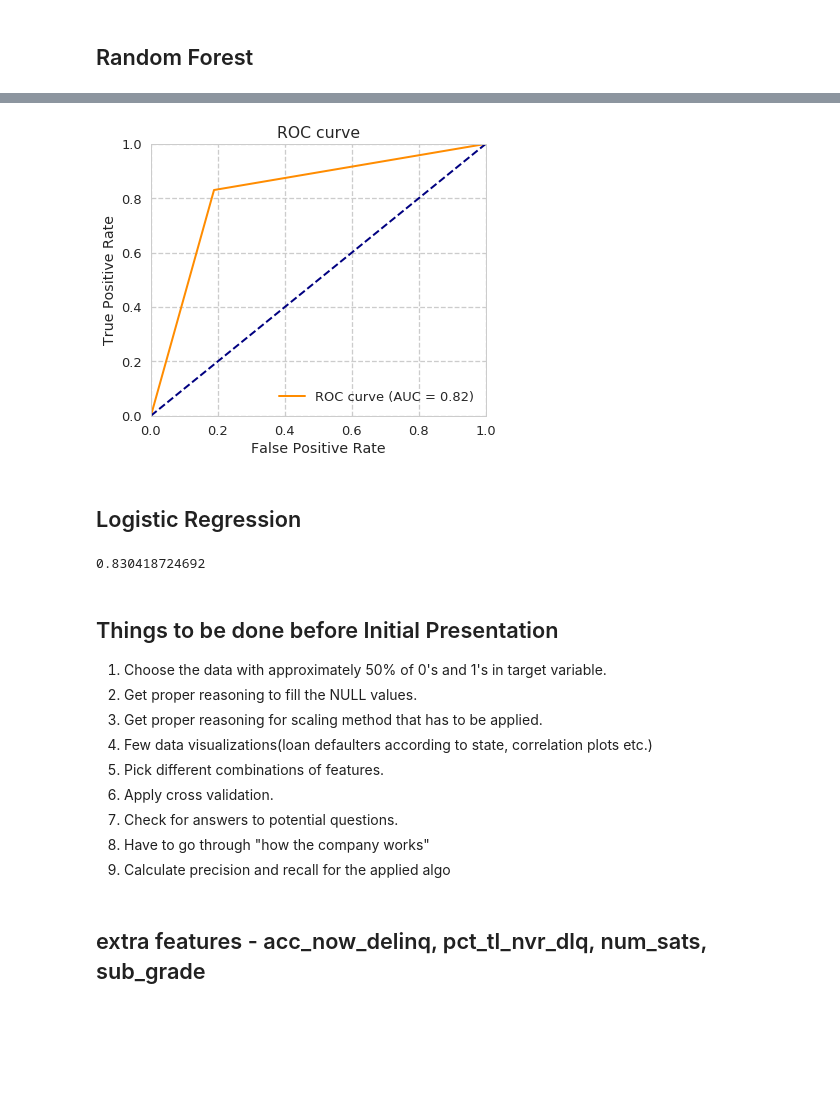
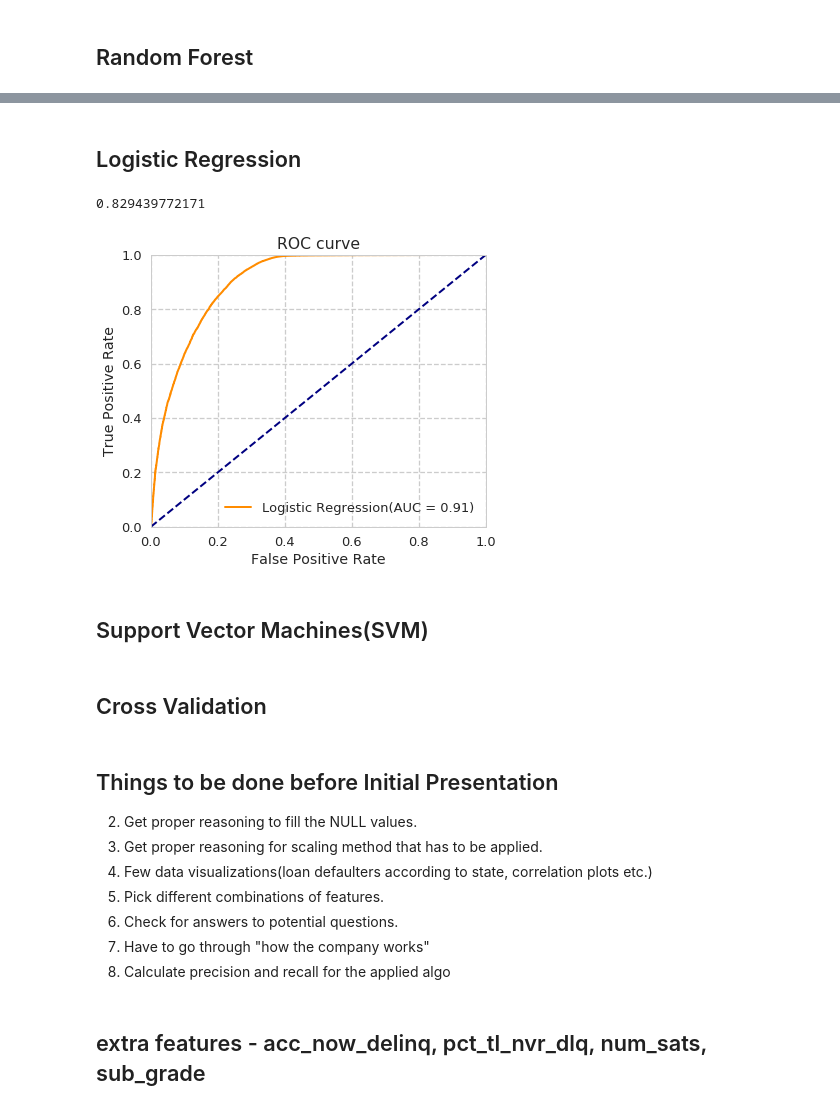
Before and after one commit to harishpuvvada/LoanDefault-Prediction, a Jupyter notebook: Loan Default Prediction.ipynb, the cells around one changed output, grey strips where cells are left out. Saved outputs shown, nothing was run; the diff lists cells and outputs as text; code cells hidden in the pictures; blank space fills up the shorter version.

```diff
--- a/Loan Default Prediction.ipynb
+++ b/Loan Default Prediction.ipynb
@@ -147,28 +163,15 @@ plt.show()
-# %%
-import seaborn as sns
-sns.set('talk', 'whitegrid', 'dark', font_scale=1, font='Ricty',rc={"lines.linewidth": 2, 'grid.linestyle': '--'})
-fpr, tpr, _ = metrics.roc_curve(y_test,rfPredict)
-roc_auc = metrics.auc(fpr, tpr)
-lw = 2
-plt.figure(figsize=(6,5))
-plt.plot(fpr, tpr, color='darkorange',lw=lw, label='ROC curve (AUC = %0.2f)' % roc_auc)
-plt.plot([0, 1], [0, 1], color='navy', lw=lw, linestyle='--')
-plt.xlim([0.0, 1.0])
-plt.ylim([0.0, 1.0])
-plt.xlabel('False Positive Rate')
-plt.ylabel('True Positive Rate')
-plt.title('ROC curve') #Receiver Operating Characteristic
-plt.legend(loc="lower right")
-plt.show()
-# %% [output]
-[figure, removed]
 # %% [markdown]
 ## Logistic Regression
 # %%
-clf_LR = linear_model.LogisticRegression()
+clf_LR = linear_model.LogisticRegression(C=1e30)
 clf_LR.fit(X_train,y_train)
 LR_Predict = clf_LR.predict_proba(X_test)[:,1]
 LR_Accuracy = accuracy_score(y_test,LR_Predict.round())
 print(LR_Accuracy)
+plotAUC(y_test,LR_Predict,'Logistic Regression')
+plt.show()
 # %% [output]
-0.830418724692
+0.829439772171
+[figure, added]
+# %% [markdown]
+## Support Vector Machines(SVM)
@@ -175,12 +186,12 @@ print(LR_Accuracy)
+# %% [markdown]
+## Cross Validation
 # %% [markdown]
 ## Things to be done before Initial Presentation
 
-1. Choose the data with approximately 50% of 0's and 1's in target variable.
 2. Get proper reasoning to fill the NULL values.
 3. Get proper reasoning for scaling method that has to be applied.
 4. Few data visualizations(loan defaulters according to state, correlation plots etc.)
 5. Pick different combinations of features.
-6. Apply cross validation.
 7. Check for answers to potential questions.
 8. Have to go through "how the company works"
 9. Calculate precision and recall for the applied algo
```
Also changed, not shown: parts of 7 cells of this notebook.
